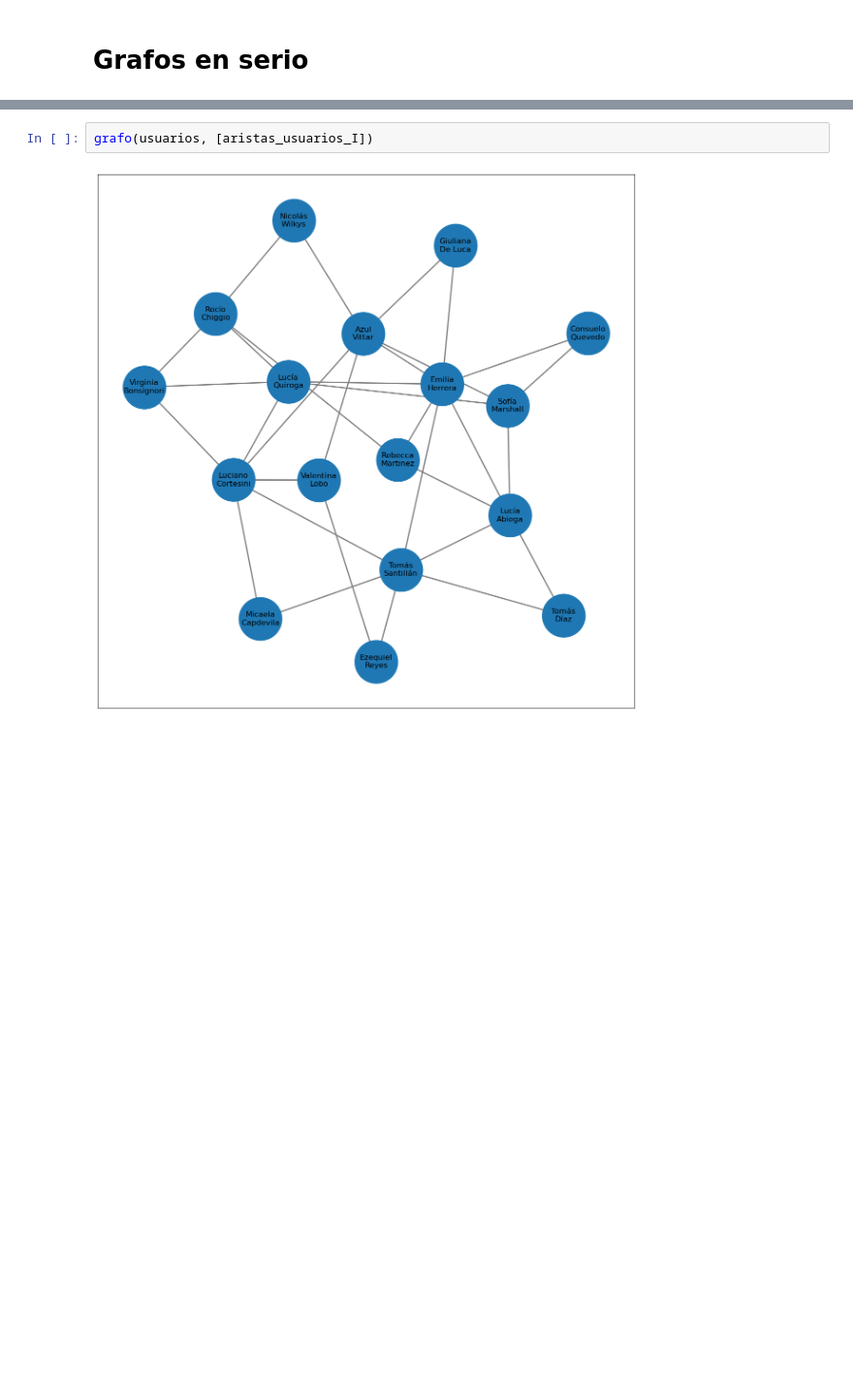
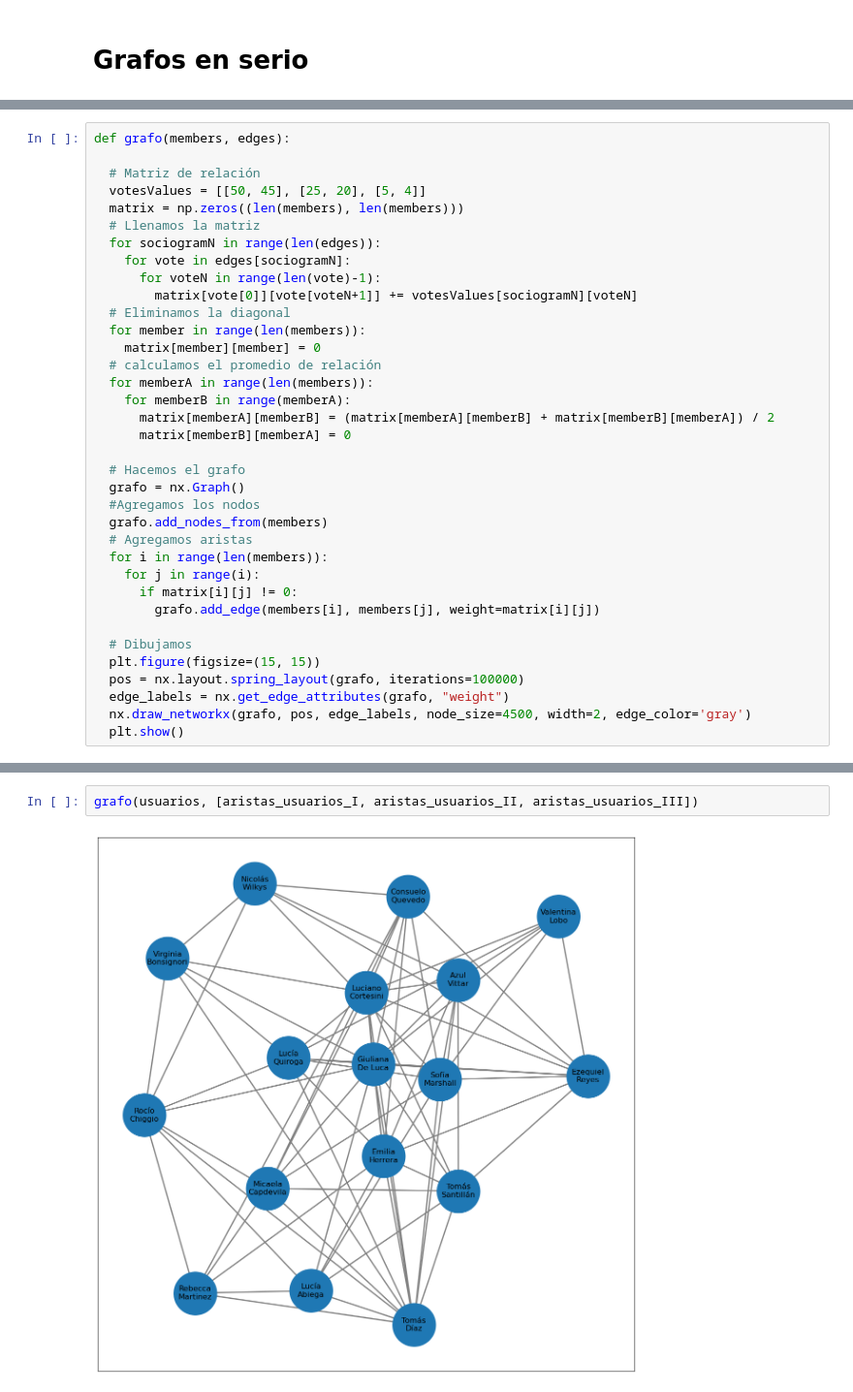
Before and after one commit to fedevirgolini/sociograma, a Jupyter notebook: sociograma.ipynb, the cells around one changed output, grey strips where cells are left out. Shown at 97% size. Drawn from its saved outputs; the diff is of its cells as text; blank space fills up the shorter version.

Commit message:
implemetación de grafo satisfactoria

```diff
--- a/sociograma.ipynb
+++ b/sociograma.ipynb
@@ -177 +145,37 @@ for arista in list(conu.edges):
+# %%
+def grafo(members, edges):
+
+  # Matriz de relación
+  votesValues = [[50, 45], [25, 20], [5, 4]]
+  matrix = np.zeros((len(members), len(members)))
+  # Llenamos la matriz
+  for sociogramN in range(len(edges)):
+    for vote in edges[sociogramN]:
+      for voteN in range(len(vote)-1):
+        matrix[vote[0]][vote[voteN+1]] += votesValues[sociogramN][voteN]
+  # Eliminamos la diagonal
+  for member in range(len(members)):
+    matrix[member][member] = 0
+  # calculamos el promedio de relación
+  for memberA in range(len(members)):
+    for memberB in range(memberA):
+      matrix[memberA][memberB] = (matrix[memberA][memberB] + matrix[memberB][memberA]) / 2
+      matrix[memberB][memberA] = 0
+
+  # Hacemos el grafo
+  grafo = nx.Graph()
+  #Agregamos los nodos
+  grafo.add_nodes_from(members)
+  # Agregamos aristas
+  for i in range(len(members)):
+    for j in range(i):
+      if matrix[i][j] != 0:
+        grafo.add_edge(members[i], members[j], weight=matrix[i][j])
+
+  # Dibujamos
+  plt.figure(figsize=(15, 15))
+  pos = nx.layout.spring_layout(grafo, iterations=100000)
+  edge_labels = nx.get_edge_attributes(grafo, "weight")
+  nx.draw_networkx(grafo, pos, edge_labels, node_size=4500, width=2, edge_color='gray')
+  plt.show()
 # %%
@@ -182,4 +185,4 @@ grafo(quintoP_nombres, [aristas_quintoP_I])
 # %%
-grafo(usuarios, [aristas_usuarios_I])
+grafo(usuarios, [aristas_usuarios_I, aristas_usuarios_II, aristas_usuarios_III])
 # %% [output]
-[figure, old version]
+[figure, new version]
```
Also changed, not shown: parts of 6 cells of this notebook.
